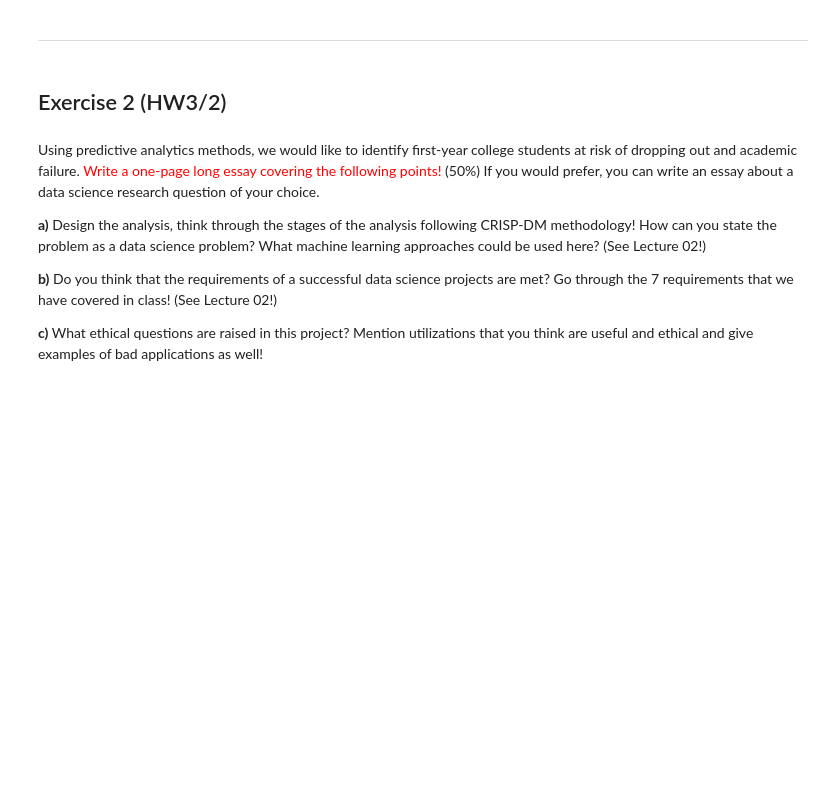
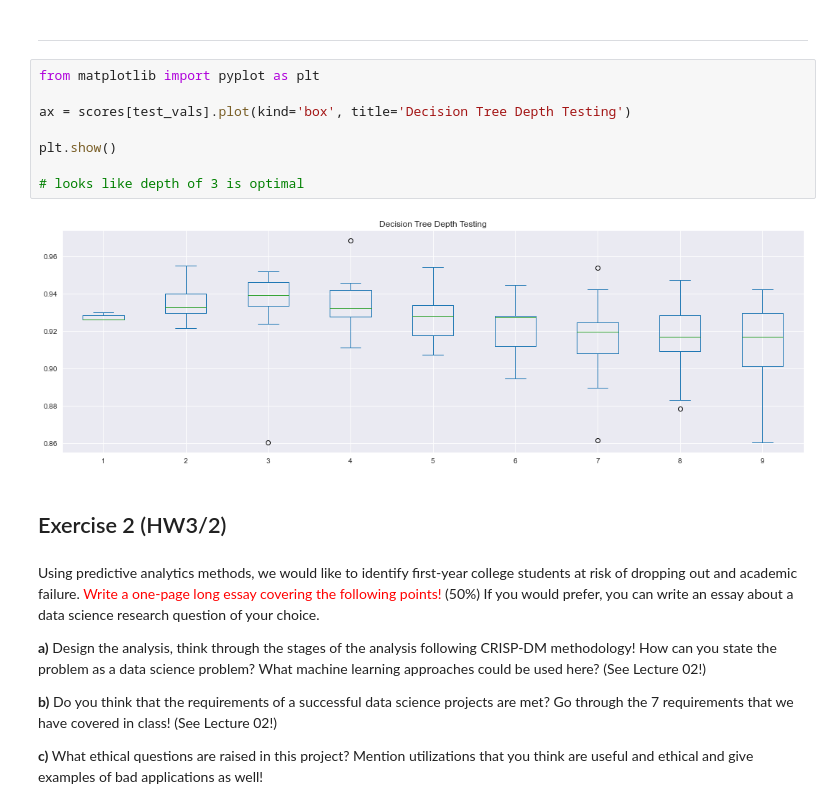
Before and after one commit to rjaa2020/data-science-sp23, a Jupyter notebook: HW03/rahul_HW3.ipynb, the cells around one changed output. Saved outputs shown, nothing was run; the diff lists cells and outputs as text; blank space fills up the shorter version.

```diff
--- a/HW03/rahul_HW3.ipynb
+++ b/HW03/rahul_HW3.ipynb
@@ -76,5 +87,15 @@ sns.heatmap(scores, annot=True, cmap='coolwarm', vmin=np.percentile(scores, 50))
 # %% [markdown]
 ---
+# %%
+from matplotlib import pyplot as plt
+
+ax = scores[test_vals].plot(kind='box', title='Decision Tree Depth Testing')
+
+plt.show()
+
+# looks like depth of 3 is optimal
+# %% [output]
+[figure, added]
 # %% [markdown]
 ## Exercise 2 (HW3/2)
 # %% [markdown]
```
Also changed, not shown: parts of 3 cells of this notebook, 1 other file.
